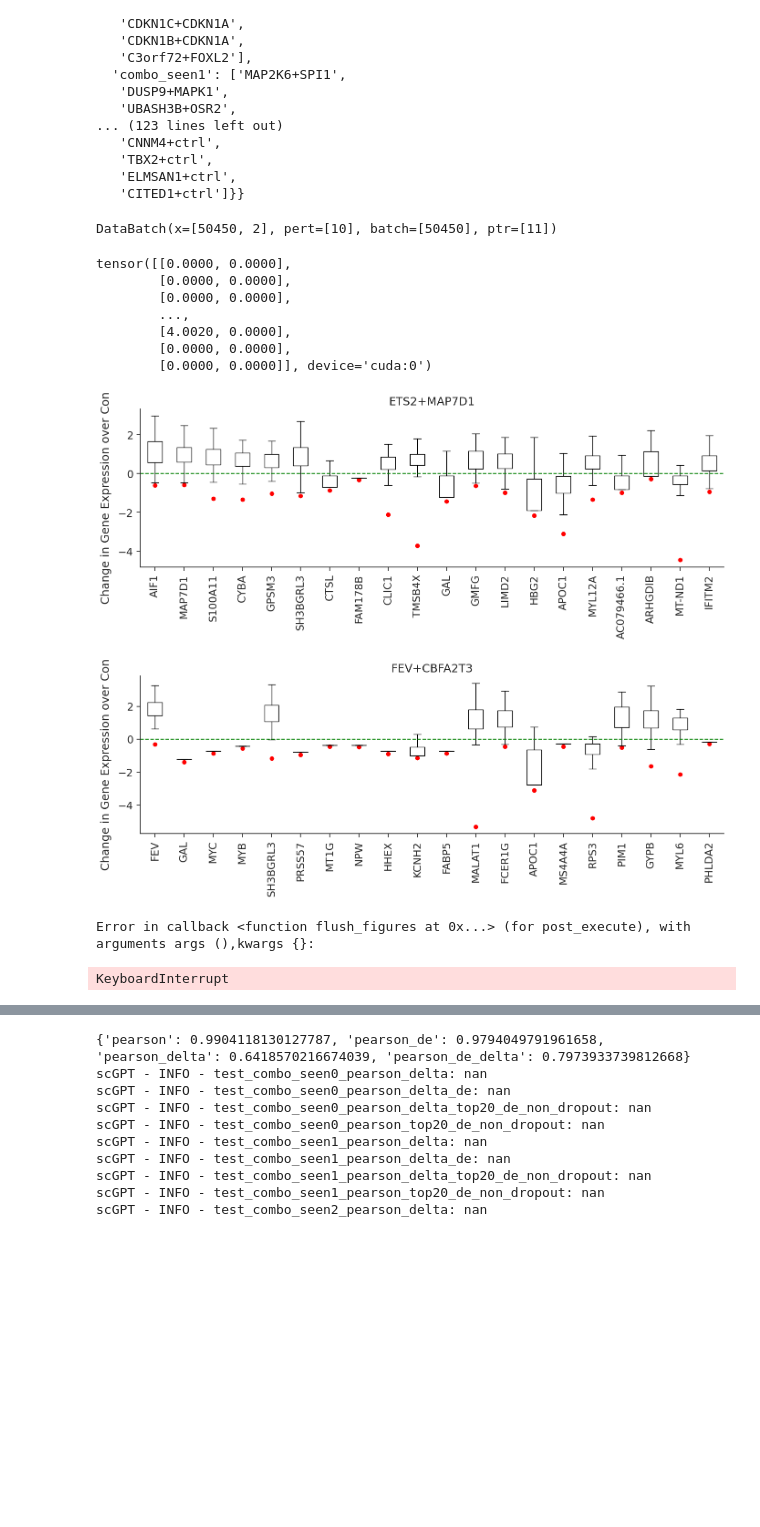
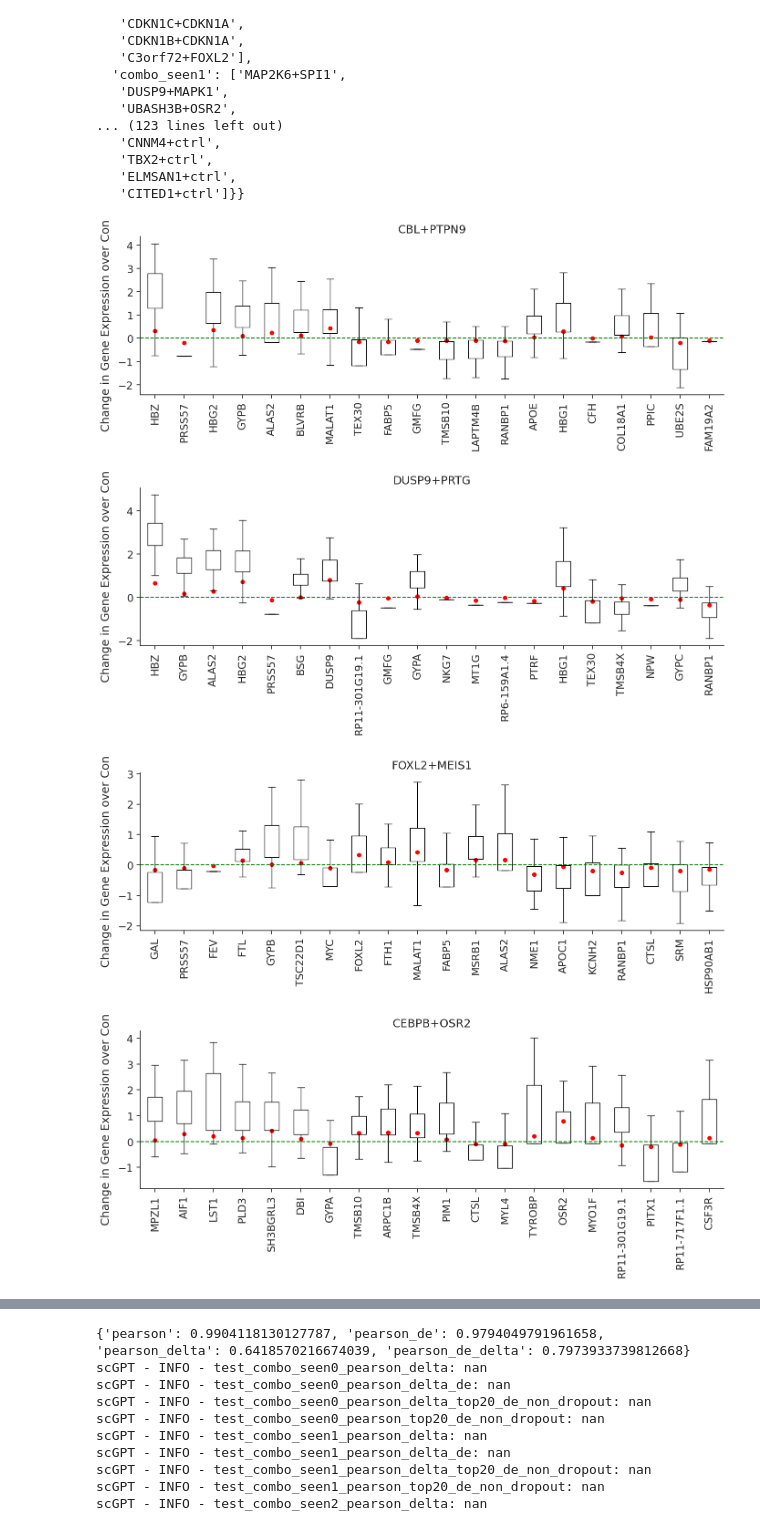
Before and after one commit to a93sokol/scGPT_reproduce, a Jupyter notebook: tutorials/Tutorial_Perturbation.ipynb, the cells around one changed output, grey strips where cells are left out. Cells and saved outputs as stored; diff of their text form; code cells hidden in the pictures; blank space fills up the shorter version.

Commit message:
run GRNs and custom perts

```diff
--- a/tutorials/Tutorial_Perturbation.ipynb
+++ b/tutorials/Tutorial_Perturbation.ipynb
@@ -70,7 +70,7 @@ load_param_prefixs = [
 lr = 1e-4  # or 1e-4
 batch_size = 64
 eval_batch_size = 64
-epochs = 15
+epochs = 3
 schedule_interval = 1
 early_stop = 10
 
@@ -370,7 +370,7 @@ def train(model: nn.Module, train_loader: torch.utils.data.DataLoader) -> None:
             logger.info(
                 f"| epoch {epoch:3d} | {batch:3d}/{num_batches:3d} batches | "
                 f"lr {lr:05.4f} | ms/batch {ms_per_batch:5.2f} | "
-                f"loss {cur_loss:5.2f} | mse {cur_mse:5.2f} |"
+                f"loss {cur_loss:5.2f} | mse {cur_mse:5.4f} |"
             )
             total_loss = 0
             total_mse = 0
@@ -418,12 +418,12 @@ def eval_perturb(
     results["pert_cat"] = np.array(pert_cat)
     pred = torch.stack(pred)
     truth = torch.stack(truth)
-    results["pred"] = pred.detach().cpu().numpy().astype(np.float)
-    results["truth"] = truth.detach().cpu().numpy().astype(np.float)
+    results["pred"] = pred.detach().cpu().numpy().astype(float)
+    results["truth"] = truth.detach().cpu().numpy().astype(float)
 
     pred_de = torch.stack(pred_de)
     truth_de = torch.stack(truth_de)
-    results["pred_de"] = pred_de.detach().cpu().numpy().astype(np.float)
-    results["truth_de"] = truth_de.detach().cpu().numpy().astype(np.float)
+    results["pred_de"] = pred_de.detach().cpu().numpy().astype(float)
+    results["truth_de"] = truth_de.detach().cpu().numpy().astype(float)
 
     return results
@@ -611,29 +636,13 @@ def plot_perturbation(
         fig.savefig(save_file, bbox_inches="tight", transparent=False)
 
     return fig
-# %%
-for batch in test:
-    print(batch)
-    break
-# %% [output]
-DataBatch(x=[50450, 2], pert=[10], batch=[50450], ptr=[11])
-# %%
-batch.x
-# %% [output]
-tensor([[0.0000, 0.0000],
-        [0.0000, 0.0000],
-        [0.0000, 0.0000],
-        ...,
-        [4.0020, 0.0000],
-        [0.0000, 0.0000],
-        [0.0000, 0.0000]], device='cuda:0')
 # %%
 # predict(best_model, [["FEV"], ["FEV", "SAMD11"]])
-best_model = model
-for p in perts_to_plot_seen:
+# best_model = model
+for p in perts_to_plot:
     plot_perturbation(best_model, p, pool_size=10, save_file=f"{save_dir}/{p}.png")
 # %% [output]
-[figure, old version]
+[figure, new version]
-[figure, old version]
+[figure, new version]
-Error in callback <function flush_figures at 0x...> (for post_execute), with arguments args (),kwargs {}:
-KeyboardInterrupt
+[figure, added]
+[figure, added]
```
Also changed, not shown: parts of 5 cells of this notebook, 5 other files.
